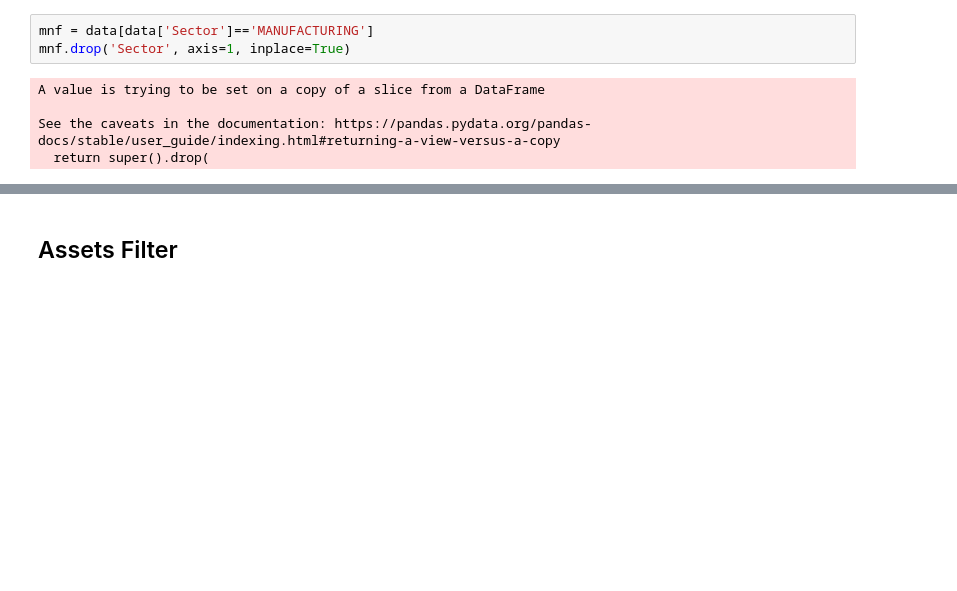
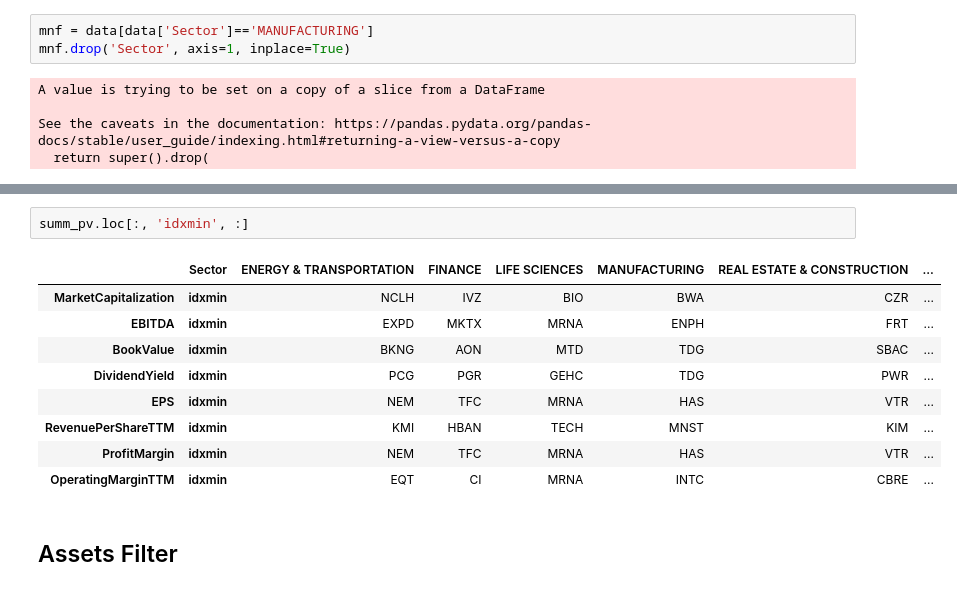
Before and after one commit to fadeeva/stock_market_research, a Jupyter notebook: Portfolio/Asset_Selection.ipynb, the cells around one changed output, grey strips where cells are left out. Drawn from its saved outputs; the diff is of its cells as text; blank space fills up the shorter version.

```diff
--- a/Portfolio/Asset_Selection.ipynb
+++ b/Portfolio/Asset_Selection.ipynb
@@ -1119,3 +1137,15 @@ summ_pv
+# %%
+summ_pv.loc[:, 'idxmin', :]
+# %% [output]
+|  | Sector | ENERGY & TRANSPORTATION | FINANCE | LIFE SCIENCES | MANUFACTURING | REAL ESTATE & CONSTRUCTION | ... |
+| MarketCapitalization | idxmin | NCLH | IVZ | BIO | BWA | CZR | ... |
+| EBITDA | idxmin | EXPD | MKTX | MRNA | ENPH | FRT | ... |
+| BookValue | idxmin | BKNG | AON | MTD | TDG | SBAC | ... |
+| DividendYield | idxmin | PCG | PGR | GEHC | TDG | PWR | ... |
+| EPS | idxmin | NEM | TFC | MRNA | HAS | VTR | ... |
+| RevenuePerShareTTM | idxmin | KMI | HBAN | TECH | MNST | KIM | ... |
+| ProfitMargin | idxmin | NEM | TFC | MRNA | HAS | VTR | ... |
+| OperatingMarginTTM | idxmin | EQT | CI | MRNA | INTC | CBRE | ... |
 # %% [markdown]
 ## Assets Filter
 # %%
```
Also changed, not shown: parts of 12 cells of this notebook.
